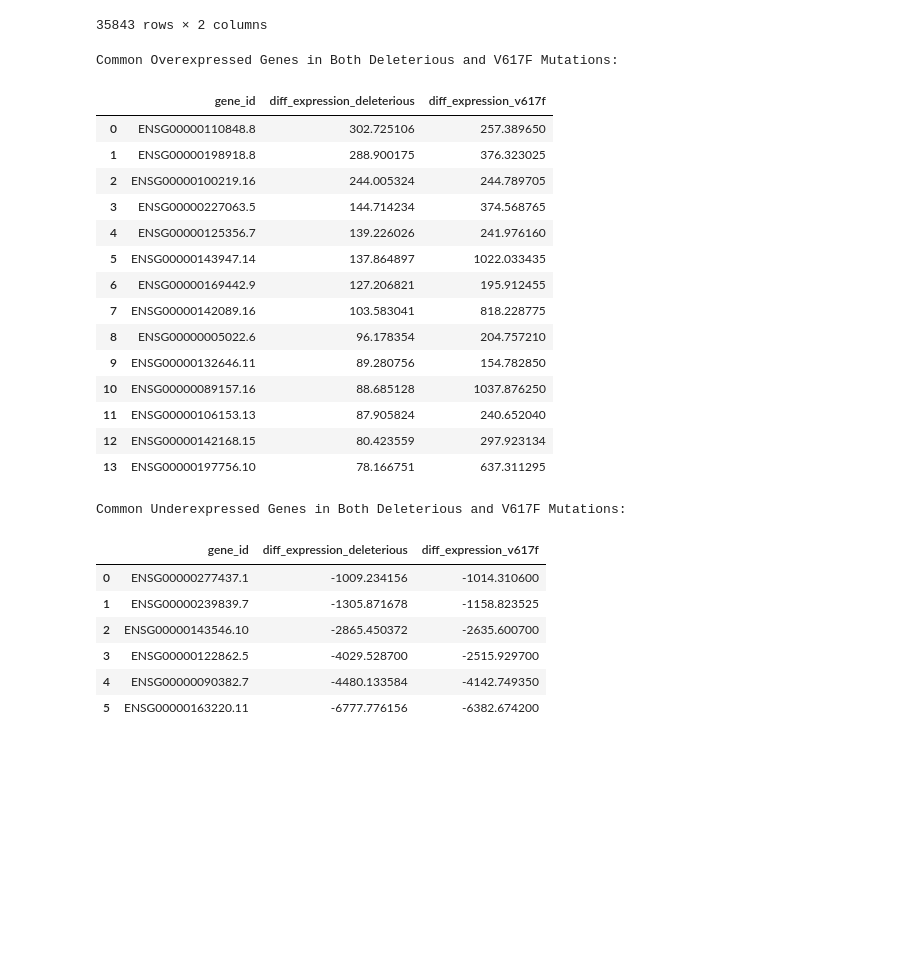
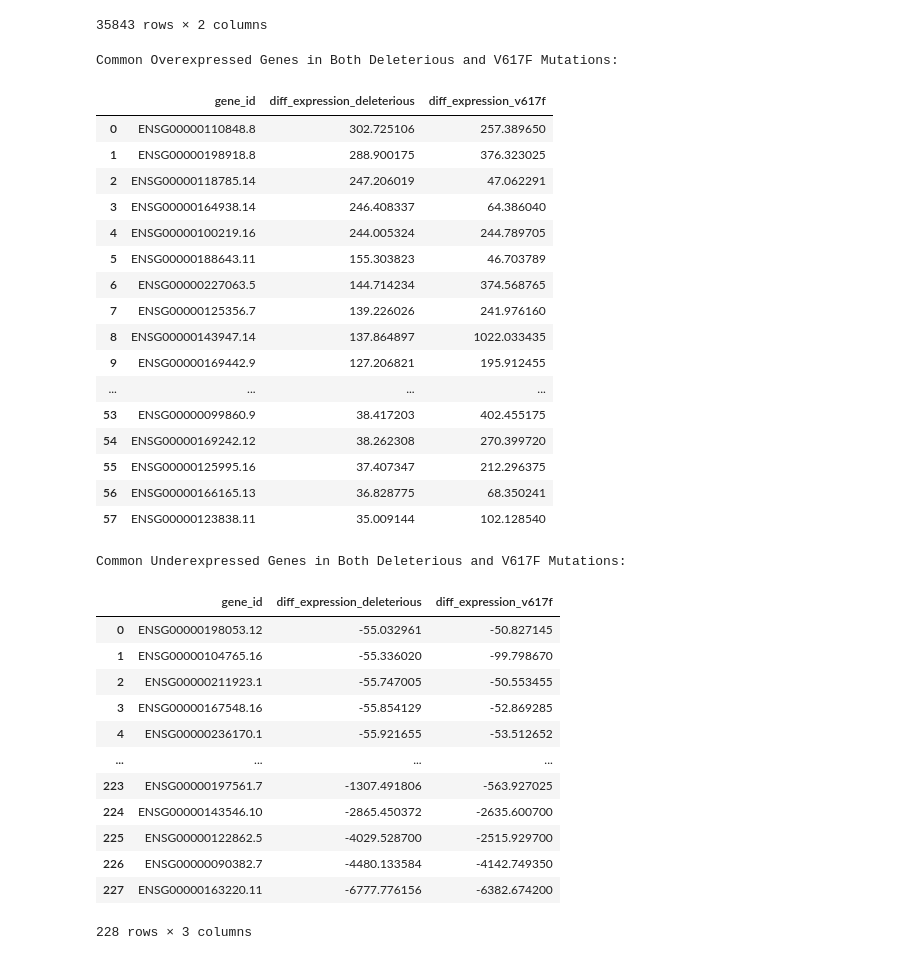
Before and after one commit to YashDagade/Solving-PV, a Jupyter notebook: TCGA/analysis2.ipynb, the cells around one changed output. Cells and saved outputs as stored; diff of their text form; code cells hidden in the pictures; blank space fills up the shorter version.

```diff
--- a/TCGA/analysis2.ipynb
+++ b/TCGA/analysis2.ipynb
@@ -198,38 +198,57 @@ Filtered and Sorted Over/Underexpressed Genes in V617F Mutation:
 | 53691 | ENSG00000276168.1 | -82605.311875 |
 35843 rows × 2 columns
 # %%
-# Find common genes that are consistently over/underexpressed in both mutations
-common_overexpressed = pd.merge(filtered_sorted_deleterious.head(200), filtered_sorted_v617f.head(200), on='gene_id', suffixes=('_deleterious', '_v617f'))
-common_underexpressed = pd.merge(filtered_sorted_deleterious.tail(10), filtered_sorted_v617f.tail(10), on='gene_id', suffixes=('_deleterious', '_v617f'))
+# Increase the number of genes considered for overexpressed
+common_overexpressed = pd.merge(
+    filtered_sorted_deleterious.head(500),
+    filtered_sorted_v617f.head(500),
+    on='gene_id',
+    suffixes=('_deleterious', '_v617f')
+)
+
+common_underexpressed = pd.merge(
+    filtered_sorted_deleterious.tail(500),
+    filtered_sorted_v617f.tail(500),
+    on='gene_id',
+    suffixes=('_deleterious', '_v617f')
+)
 
 print("Common Overexpressed Genes in Both Deleterious and V617F Mutations:")
 display(common_overexpressed[['gene_id', 'diff_expression_deleterious', 'diff_expression_v617f']])
 
 print("\nCommon Underexpressed Genes in Both Deleterious and V617F Mutations:")
 display(common_underexpressed[['gene_id', 'diff_expression_deleterious', 'diff_expression_v617f']])
 # %% [output]
 Common Overexpressed Genes in Both Deleterious and V617F Mutations:
 |  | gene_id | diff_expression_deleterious | diff_expression_v617f |
 | 0 | ENSG00000110848.8 | 302.725106 | 257.389650 |
 | 1 | ENSG00000198918.8 | 288.900175 | 376.323025 |
-| 2 | ENSG00000100219.16 | 244.005324 | 244.789705 |
-| 3 | ENSG00000227063.5 | 144.714234 | 374.568765 |
-| 4 | ENSG00000125356.7 | 139.226026 | 241.976160 |
-| 5 | ENSG00000143947.14 | 137.864897 | 1022.033435 |
-| 6 | ENSG00000169442.9 | 127.206821 | 195.912455 |
-| 7 | ENSG00000142089.16 | 103.583041 | 818.228775 |
-| 8 | ENSG00000005022.6 | 96.178354 | 204.757210 |
-| 9 | ENSG00000132646.11 | 89.280756 | 154.782850 |
-| 10 | ENSG00000089157.16 | 88.685128 | 1037.876250 |
-| 11 | ENSG00000106153.13 | 87.905824 | 240.652040 |
-| 12 | ENSG00000142168.15 | 80.423559 | 297.923134 |
-| 13 | ENSG00000197756.10 | 78.166751 | 637.311295 |
+| 2 | ENSG00000118785.14 | 247.206019 | 47.062291 |
+| 3 | ENSG00000164938.14 | 246.408337 | 64.386040 |
+| 4 | ENSG00000100219.16 | 244.005324 | 244.789705 |
+| 5 | ENSG00000188643.11 | 155.303823 | 46.703789 |
+| 6 | ENSG00000227063.5 | 144.714234 | 374.568765 |
+| 7 | ENSG00000125356.7 | 139.226026 | 241.976160 |
+| 8 | ENSG00000143947.14 | 137.864897 | 1022.033435 |
+| 9 | ENSG00000169442.9 | 127.206821 | 195.912455 |
+| ... | ... | ... | ... |
+| 53 | ENSG00000099860.9 | 38.417203 | 402.455175 |
+| 54 | ENSG00000169242.12 | 38.262308 | 270.399720 |
+| 55 | ENSG00000125995.16 | 37.407347 | 212.296375 |
+| 56 | ENSG00000166165.13 | 36.828775 | 68.350241 |
+| 57 | ENSG00000123838.11 | 35.009144 | 102.128540 |
 Common Underexpressed Genes in Both Deleterious and V617F Mutations:
 |  | gene_id | diff_expression_deleterious | diff_expression_v617f |
-| 0 | ENSG00000277437.1 | -1009.234156 | -1014.310600 |
-| 1 | ENSG00000239839.7 | -1305.871678 | -1158.823525 |
-| 2 | ENSG00000143546.10 | -2865.450372 | -2635.600700 |
-| 3 | ENSG00000122862.5 | -4029.528700 | -2515.929700 |
-| 4 | ENSG00000090382.7 | -4480.133584 | -4142.749350 |
-| 5 | ENSG00000163220.11 | -6777.776156 | -6382.674200 |
+| 0 | ENSG00000198053.12 | -55.032961 | -50.827145 |
+| 1 | ENSG00000104765.16 | -55.336020 | -99.798670 |
+| 2 | ENSG00000211923.1 | -55.747005 | -50.553455 |
+| 3 | ENSG00000167548.16 | -55.854129 | -52.869285 |
+| 4 | ENSG00000236170.1 | -55.921655 | -53.512652 |
+| ... | ... | ... | ... |
+| 223 | ENSG00000197561.7 | -1307.491806 | -563.927025 |
+| 224 | ENSG00000143546.10 | -2865.450372 | -2635.600700 |
+| 225 | ENSG00000122862.5 | -4029.528700 | -2515.929700 |
+| 226 | ENSG00000090382.7 | -4480.133584 | -4142.749350 |
+| 227 | ENSG00000163220.11 | -6777.776156 | -6382.674200 |
+228 rows × 3 columns
 # %%
```
Also changed, not shown: parts of 1 cell of this notebook.
